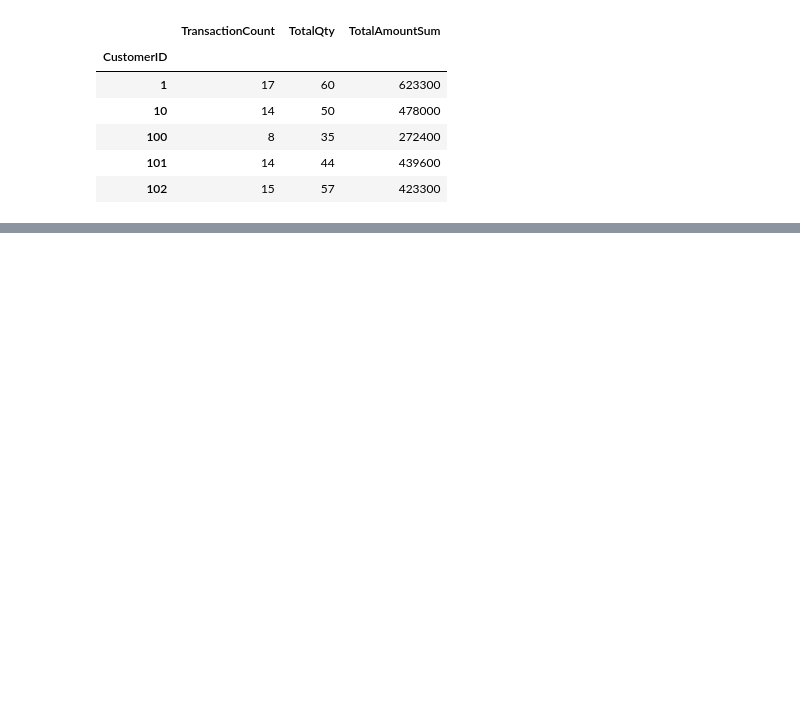
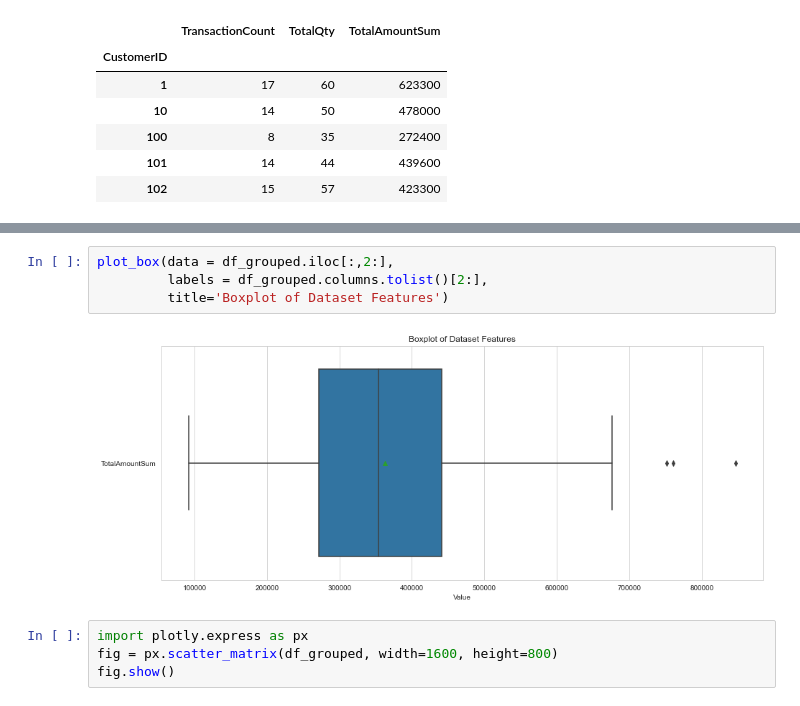
Before and after one commit to TheOX7/Final-Task-Kalbe, a Jupyter notebook: clustering.ipynb, the cells around one changed output, grey strips where cells are left out. Saved outputs shown, nothing was run; the diff lists cells and outputs as text; blank space fills up the shorter version.

```diff
--- a/clustering.ipynb
+++ b/clustering.ipynb
@@ -468,0 +349,10 @@ print(davies_bouldin_score(X, model_hc.labels_))
+# %%
+plot_box(data = df_grouped.iloc[:,2:],
+         labels = df_grouped.columns.tolist()[2:],
+         title='Boxplot of Dataset Features')
+# %% [output]
+[figure, added]
+# %%
+import plotly.express as px
+fig = px.scatter_matrix(df_grouped, width=1600, height=800)
+fig.show()
```
Also changed, not shown: parts of 48 cells of this notebook, 1 other file.
